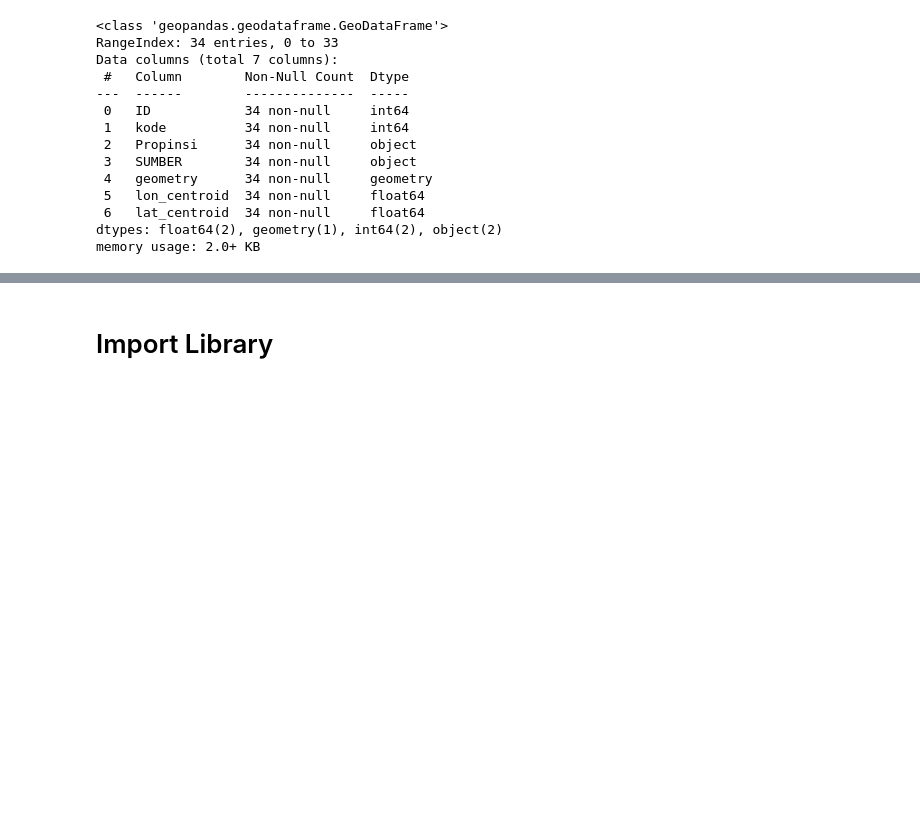
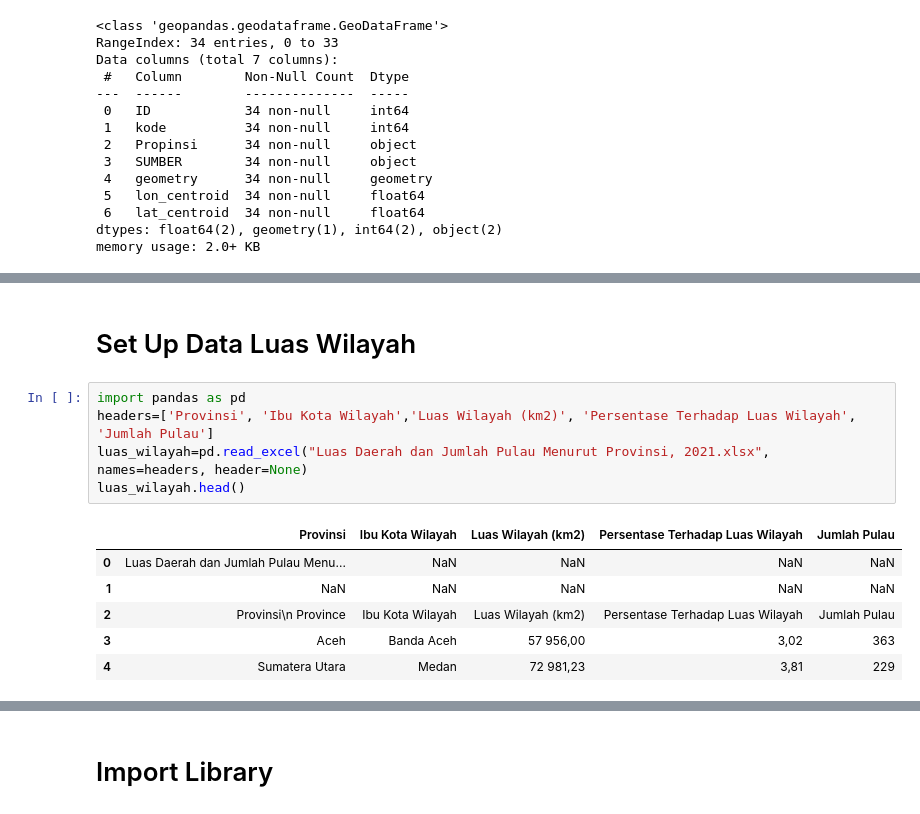
Before and after one commit to RobinLoxlyHood/Realtime-Klassifikasi-Analysis, a Jupyter notebook: Crawling Data.ipynb, the cells around one changed output, grey strips where cells are left out. Saved outputs shown, nothing was run; the diff lists cells and outputs as text; blank space fills up the shorter version.

Commit message:
menambahkan file luas daerah dan Data Preparation

```diff
--- a/Crawling Data.ipynb
+++ b/Crawling Data.ipynb
@@ -40,3 +42,17 @@ filtering_df.head()
 # %% [output]
 |  | ID | kode | Propinsi | SUMBER | geometry | lon_centroid | lat_centroid |
 | 4 | 6 | 33 | JAWA TENGAH | Peta Dasar BAKOSURTANAL Skala 1 :... | MULTIPOLYGON (((108.82934 -6.7460... | 110.205785 | -7.260816 |
+# %% [markdown]
+# Set Up Data Luas Wilayah
+# %%
+import pandas as pd
+headers=['Provinsi', 'Ibu Kota Wilayah','Luas Wilayah (km2)', 'Persentase Terhadap Luas Wilayah', 'Jumlah Pulau']
+luas_wilayah=pd.read_excel("Luas Daerah dan Jumlah Pulau Menurut Provinsi, 2021.xlsx", names=headers, header=None)
+luas_wilayah.head()
+# %% [output]
+|  | Provinsi | Ibu Kota Wilayah | Luas Wilayah (km2) | Persentase Terhadap Luas Wilayah | Jumlah Pulau |
+| 0 | Luas Daerah dan Jumlah Pulau Menu... | NaN | NaN | NaN | NaN |
+| 1 | NaN | NaN | NaN | NaN | NaN |
+| 2 | Provinsi\n Province | Ibu Kota Wilayah | Luas Wilayah (km2) | Persentase Terhadap Luas Wilayah | Jumlah Pulau |
+| 3 | Aceh | Banda Aceh | 57 956,00 | 3,02 | 363 |
+| 4 | Sumatera Utara | Medan | 72 981,23 | 3,81 | 229 |
```
Also changed, not shown: parts of 6 cells of this notebook, 1 other file.
